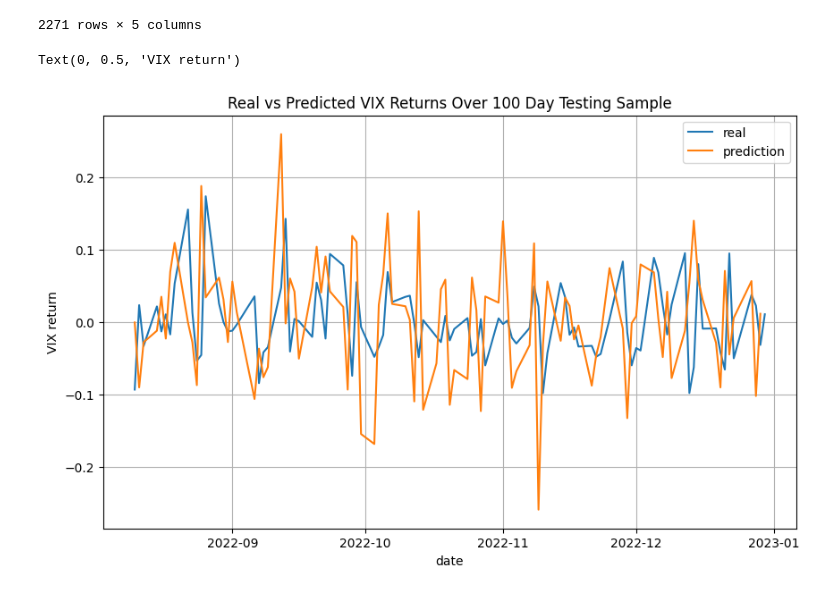
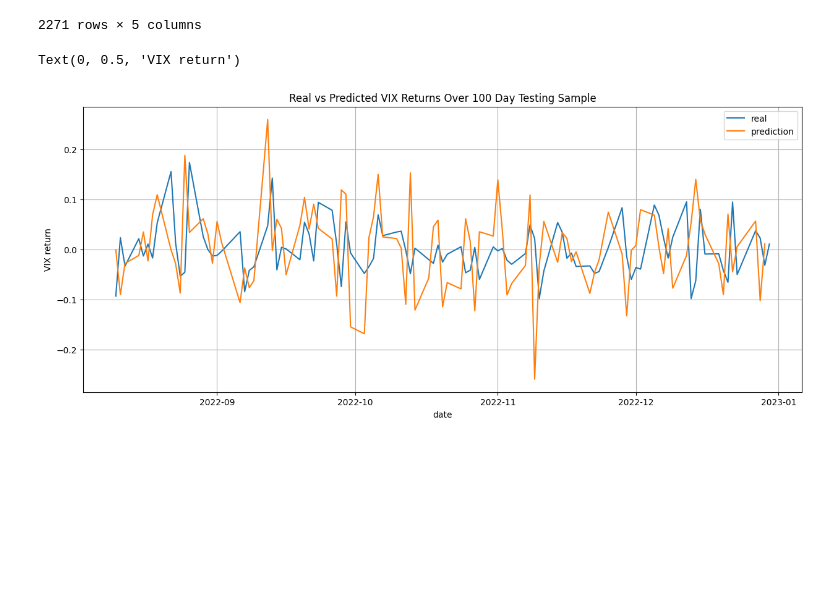
Before and after one commit to tsmcdonnell6604/Quant-Trading-Strategies, a Jupyter notebook: QTS_project.ipynb, the cells around one changed output. Cells and saved outputs as stored; diff of their text form; code cells hidden in the pictures; blank space fills up the shorter version.

```diff
--- a/QTS_project.ipynb
+++ b/QTS_project.ipynb
@@ -162,14 +164,14 @@ for i in tqdm(range(1,100)):
     x.iloc[-i]['prediction'] = forecast.iloc[0]
 x = x.shift(-1)
 # %%
-plt.figure(figsize = (10,6))
+plt.figure(figsize = (15,6))
 plt.plot(y.iloc[-100:], label = 'real')
 plt.plot(x, label = 'prediction')
 plt.grid()
 plt.title('Real vs Predicted VIX Returns Over 100 Day Testing Sample')
 plt.legend()
 plt.xlabel('date')
 plt.ylabel('VIX return')
 # %% [output]
 Text(0, 0.5, 'VIX return')
-[figure, old version]
+[figure, new version]
```
Also changed, not shown: parts of 4 cells of this notebook.
